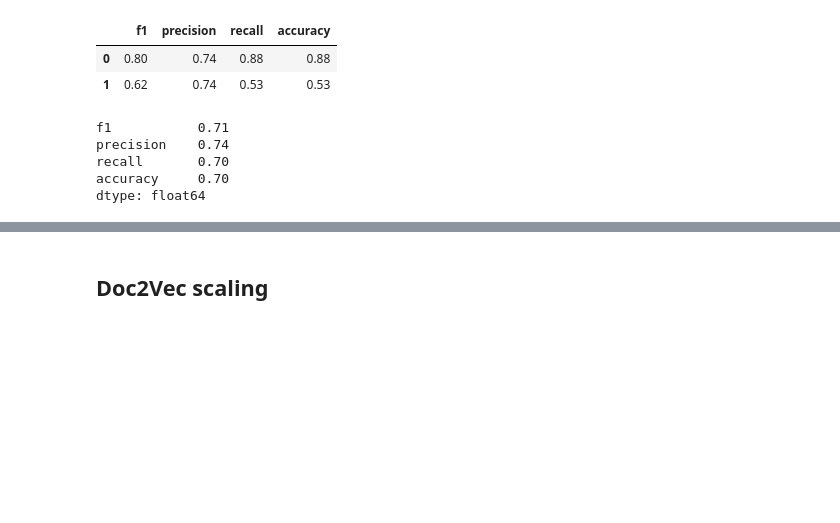
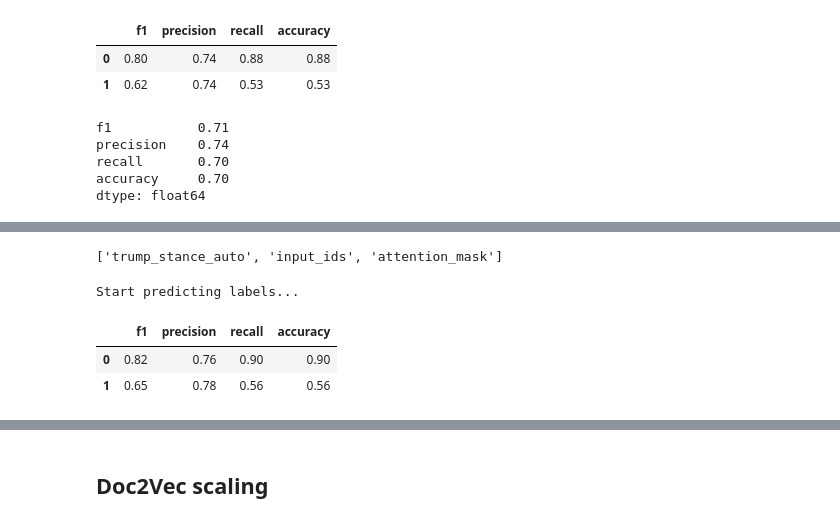
Before and after one commit to hungnguyen167/ContextScale, a Jupyter notebook: 03_main_analyses.ipynb, the cells around one changed output, grey strips where cells are left out. Cells and saved outputs as stored; diff of their text form; code cells hidden in the pictures; blank space fills up the shorter version.

```diff
--- a/03_main_analyses.ipynb
+++ b/03_main_analyses.ipynb
@@ -1382,0 +1434,8 @@ dtype: float64
+# %%
+tokenized_dataset = motn_dataset.map(tokenize_function,
+                                            fn_kwargs={'tokenizer': tokenizer, 'text_var': 'edits_clean_text', 'max_length': 400},
+                                            remove_columns=['edits_clean_text'])
+tokenized_dataset.set_format("torch")
+tokenized_dataset.column_names
+# %% [output]
+['trump_stance_auto', 'input_ids', 'attention_mask']
@@ -1382,0 +1444,4 @@ dtype: float64
+# %%
+pred_topics, position_scores, pred_lrs = scale_func(full_dataloader, model, device=device, anchor_prob=[[1.0,0.0]])
+# %% [output]
+Start predicting labels...
@@ -1382,0 +1452,13 @@ dtype: float64
+# %%
+labels = motn_dataset['trump_stance_auto']
+precision, recall, f1, _ = precision_recall_fscore_support(labels, pred_lrs, average=None)
+matrix = confusion_matrix(labels, pred_lrs)
+accuracy = matrix.diagonal()/matrix.sum(axis=1)
+# %%
+res_table = pd.DataFrame({'f1': np.round(f1,2), 'precision': np.round(precision,2),
+'recall': np.round(recall,2), 'accuracy': np.round(accuracy,2)})
+res_table
+# %% [output]
+|  | f1 | precision | recall | accuracy |
+| 0 | 0.82 | 0.76 | 0.90 | 0.90 |
+| 1 | 0.65 | 0.78 | 0.56 | 0.56 |
```
Also changed, not shown: parts of 17 cells of this notebook, 19 other files.
